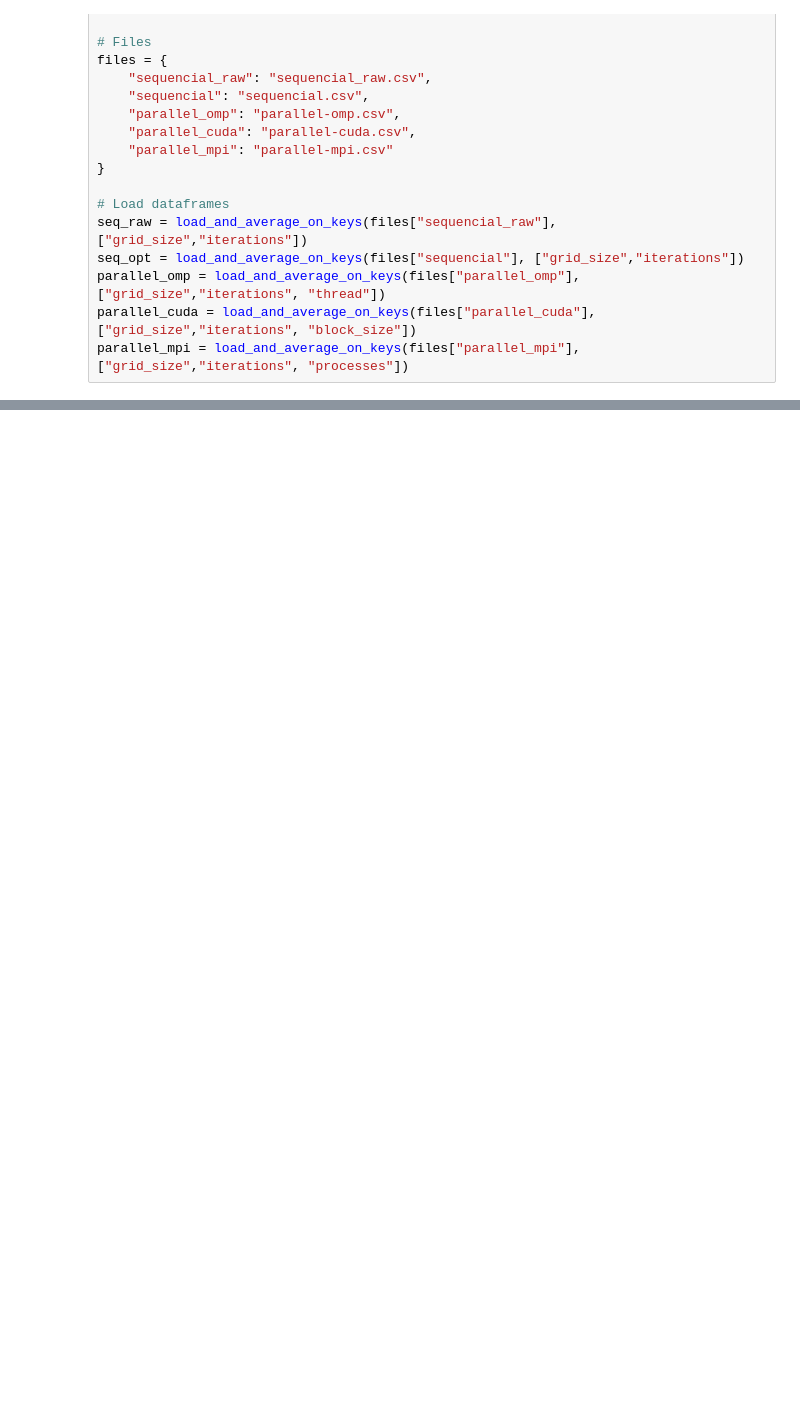
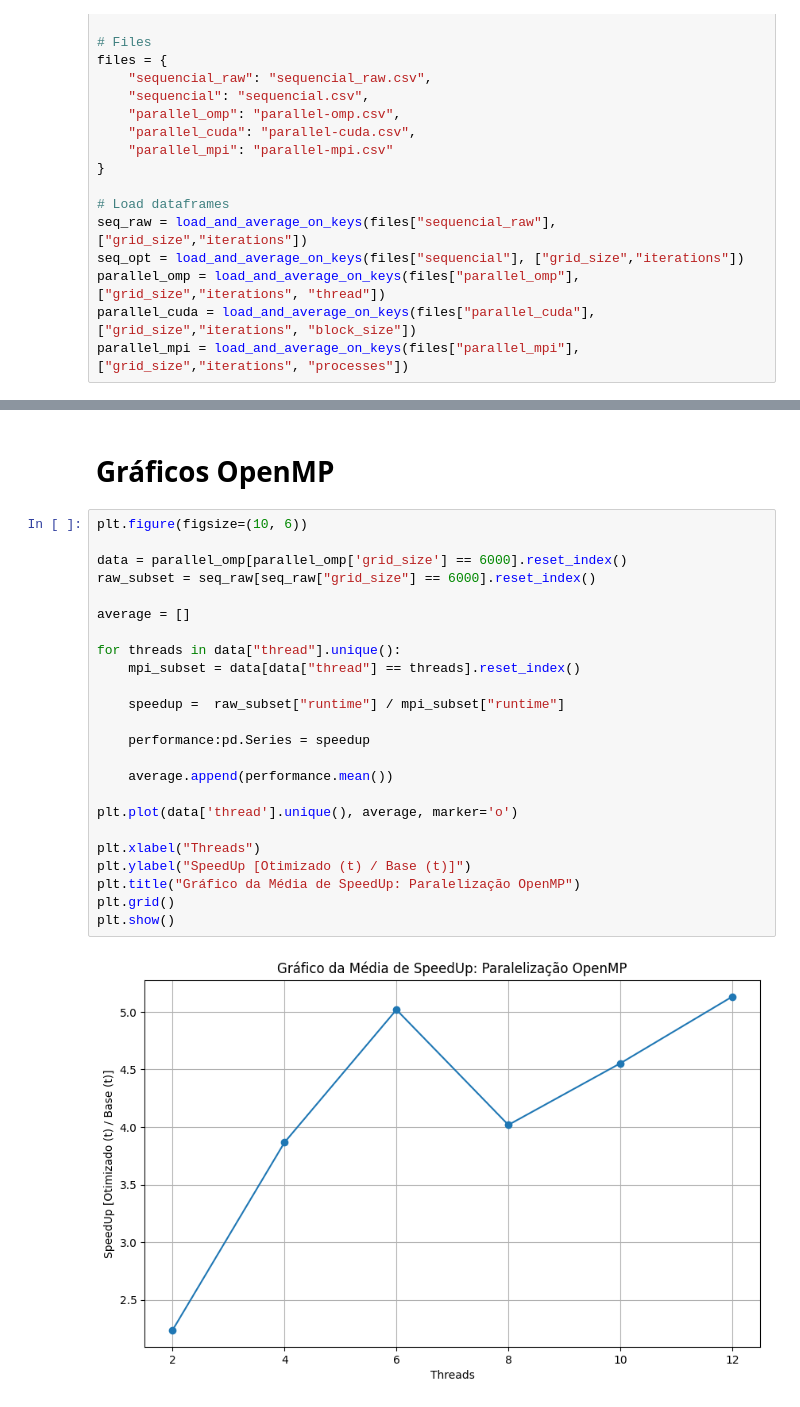
Before and after one commit to masterkey-07/pcd-simulation, a Jupyter notebook: analysis/graphs.ipynb, the cells around one changed output, grey strips where cells are left out. Drawn from its saved outputs; the diff is of its cells as text; blank space fills up the shorter version.

```diff
--- a/analysis/graphs.ipynb
+++ b/analysis/graphs.ipynb
@@ -53 +67,29 @@ plt.show()
+# %% [markdown]
+# Gráficos OpenMP
+# %%
+plt.figure(figsize=(10, 6))
+
+data = parallel_omp[parallel_omp['grid_size'] == 6000].reset_index()
+raw_subset = seq_raw[seq_raw["grid_size"] == 6000].reset_index()
+
+average = []
+
+for threads in data["thread"].unique():
+    mpi_subset = data[data["thread"] == threads].reset_index()
+
+    speedup =  raw_subset["runtime"] / mpi_subset["runtime"]
+
+    performance:pd.Series = speedup
+
+    average.append(performance.mean())
+
+plt.plot(data['thread'].unique(), average, marker='o')
+
+plt.xlabel("Threads")
+plt.ylabel("SpeedUp [Otimizado (t) / Base (t)]")
+plt.title("Gráfico da Média de SpeedUp: Paralelização OpenMP")
+plt.grid()
+plt.show()
+# %% [output]
+[figure, added]
 # %%
```
Also changed, not shown: parts of 23 cells of this notebook, 35 other files.
